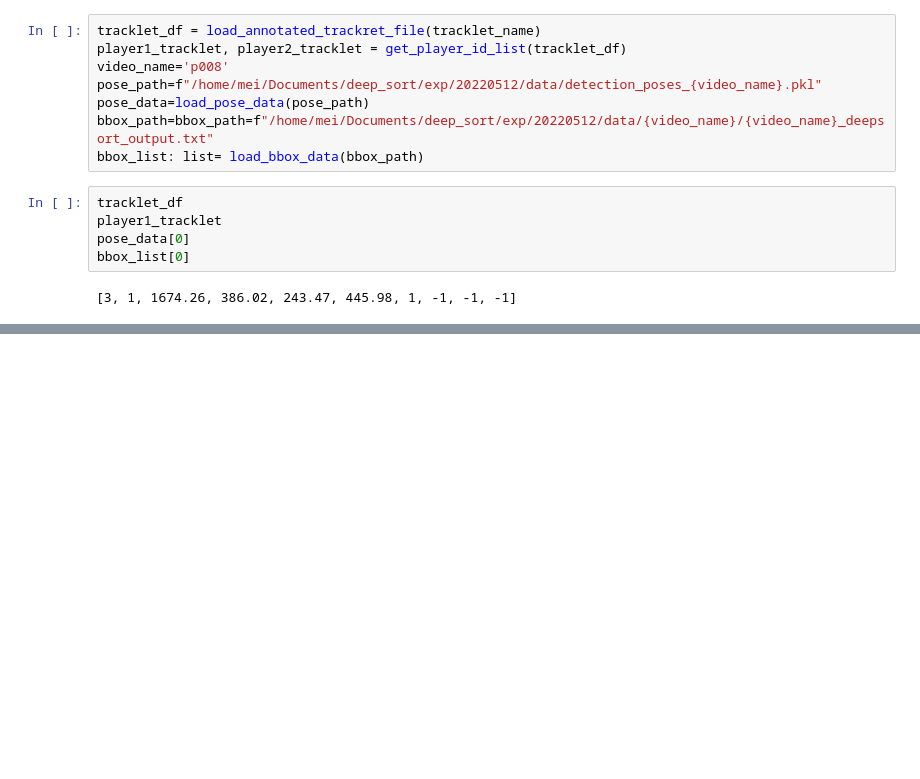
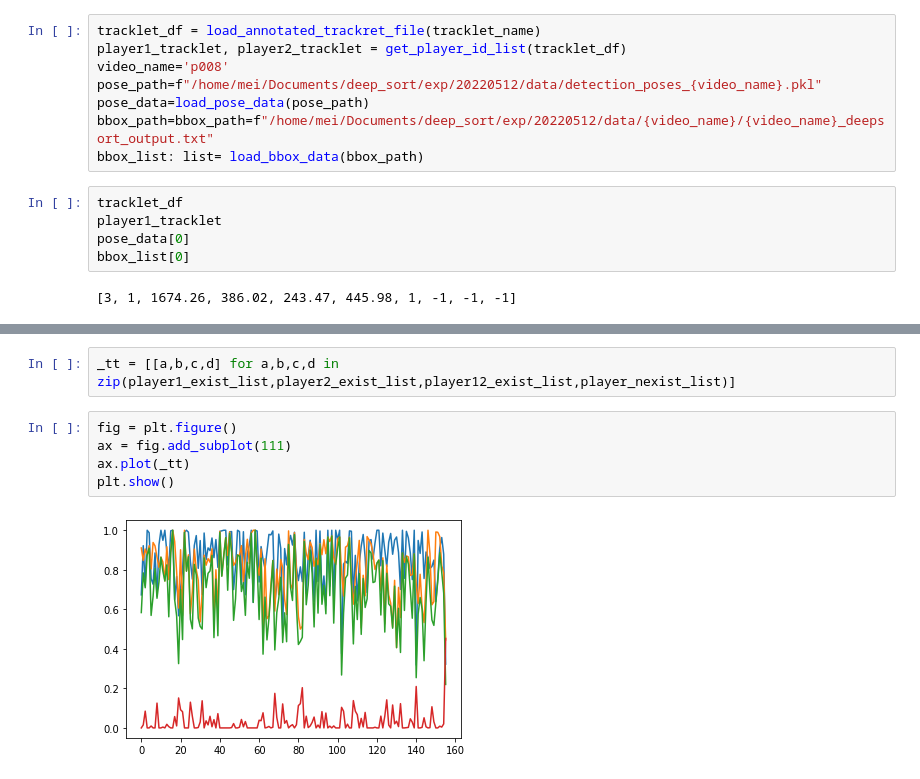
Before and after one commit to mei28/deep_sort, a Jupyter notebook: exp/20220609/rally.ipynb, the cells around one changed output, grey strips where cells are left out. Saved outputs shown, nothing was run; the diff lists cells and outputs as text; blank space fills up the shorter version.

```diff
--- a/exp/20220609/rally.ipynb
+++ b/exp/20220609/rally.ipynb
@@ -204,0 +317,9 @@ Wall time: 15min 40s
+# %%
+_tt = [[a,b,c,d] for a,b,c,d in zip(player1_exist_list,player2_exist_list,player12_exist_list,player_nexist_list)]
+# %%
+fig = plt.figure()
+ax = fig.add_subplot(111)
+ax.plot(_tt)
+plt.show()
+# %% [output]
+[figure, added]
```
Also changed, not shown: parts of 19 cells of this notebook, 1 other file.
